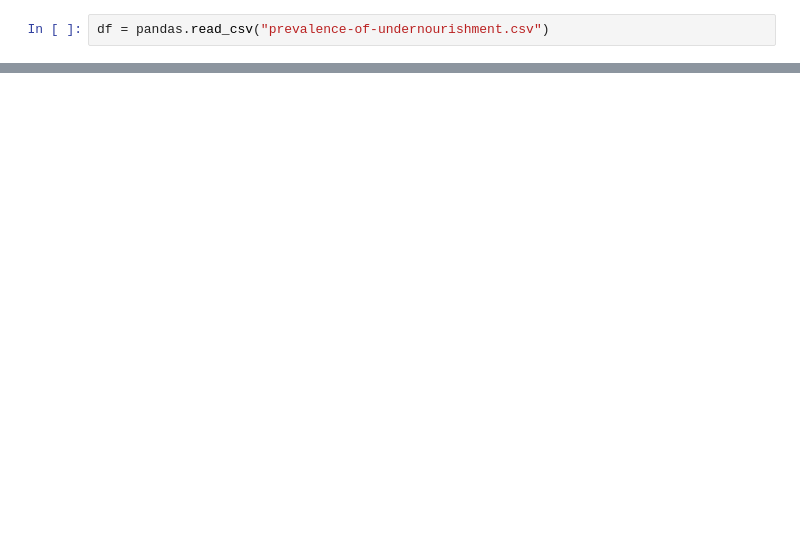
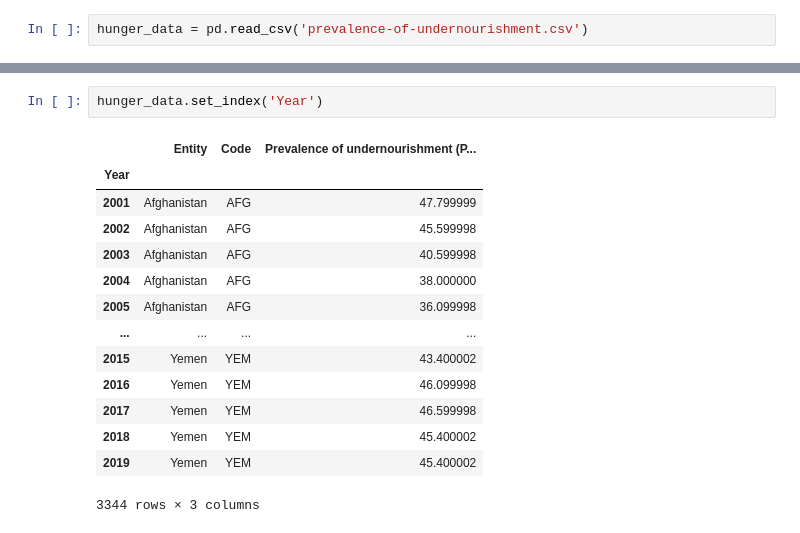
Before and after one commit to bakerjf1993/Supply-Chain, a Jupyter notebook: Map0.ipynb, the cells around one changed output, grey strips where cells are left out. Cells and saved outputs as stored; diff of their text form; blank space fills up the shorter version.

```diff
--- a/Map0.ipynb
+++ b/Map0.ipynb
@@ -4,2 +13,2 @@ import pandas
 # %%
-df = pandas.read_csv("prevalence-of-undernourishment.csv")
+hunger_data = pd.read_csv('prevalence-of-undernourishment.csv')
@@ -41,0 +24,17 @@ map2
+# %%
+hunger_data.set_index('Year')
+# %% [output]
+|  | Entity | Code | Prevalence of undernourishment (P... |
+| Year |  |  |  |
+| 2001 | Afghanistan | AFG | 47.799999 |
+| 2002 | Afghanistan | AFG | 45.599998 |
+| 2003 | Afghanistan | AFG | 40.599998 |
+| 2004 | Afghanistan | AFG | 38.000000 |
+| 2005 | Afghanistan | AFG | 36.099998 |
+| ... | ... | ... | ... |
+| 2015 | Yemen | YEM | 43.400002 |
+| 2016 | Yemen | YEM | 46.099998 |
+| 2017 | Yemen | YEM | 46.599998 |
+| 2018 | Yemen | YEM | 45.400002 |
+| 2019 | Yemen | YEM | 45.400002 |
+3344 rows × 3 columns
```
Also changed, not shown: parts of 20 cells of this notebook, 5 other files.
